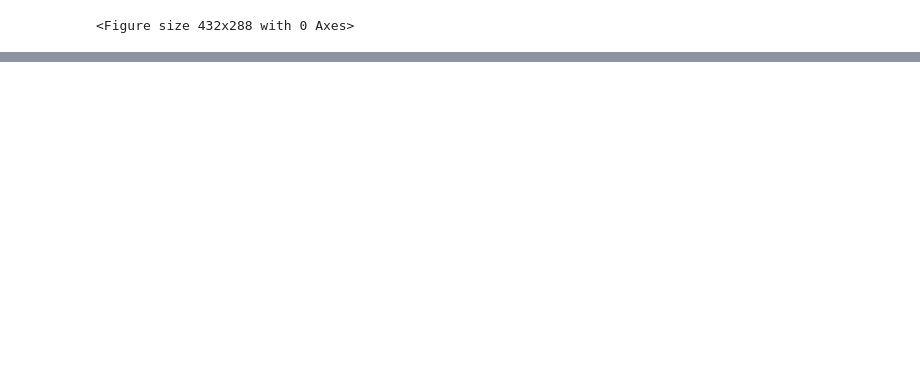
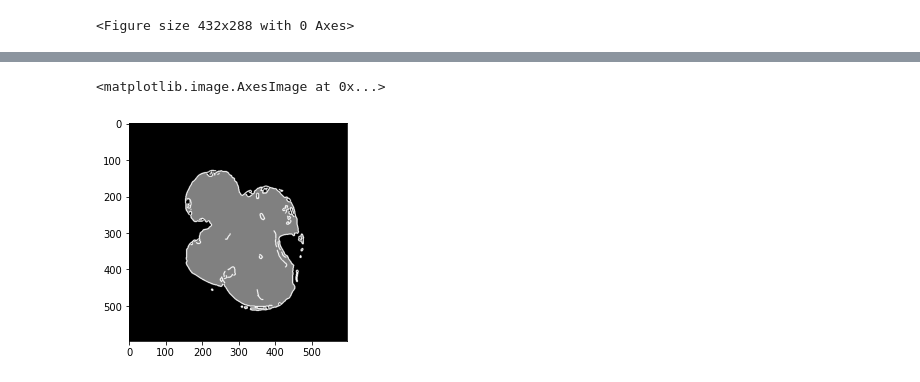
Before and after one commit to siminpan/MOSJ-3DCT, a Jupyter notebook: python/02_addedge3output.ipynb, the cells around one changed output, grey strips where cells are left out. Saved outputs shown, nothing was run; the diff lists cells and outputs as text; code cells hidden in the pictures; blank space fills up the shorter version.

```diff
--- a/python/02_addedge3output.ipynb
+++ b/python/02_addedge3output.ipynb
@@ -98,0 +117,26 @@ for i in list2:
+# %%
+def readdicomset(number1):
+    # read dicom _dl_input
+    PathDicom = "01_perprocess/"+str(number1)+'/'+str(number1)+"_dl_input/"
+    # PathDicom = "01_perprocess/"+str(number1)+'/'+str(number1)+"_in/"
+    reader = vtk.vtkDICOMImageReader()
+    reader.SetDirectoryName(PathDicom)
+    reader.Update()
+    # Load dimensions using `GetDataExtent`
+    _extent = reader.GetDataExtent()
+    ConstPixelDims = [_extent[1]-_extent[0]+1, _extent[3]-_extent[2]+1, _extent[5]-_extent[4]+1]
+    # Load spacing values
+    ConstPixelSpacing = reader.GetPixelSpacing()
+    # Get the 'vtkImageData' object from the reader
+    imageData = reader.GetOutput()
+    # Get the 'vtkPointData' object from the 'vtkImageData' object
+    pointData = imageData.GetPointData()
+    # Ensure that only one array exists within the 'vtkPointData' object
+    assert (pointData.GetNumberOfArrays()==1)
+    # Get the `vtkArray` (or whatever derived type) which is needed for the `numpy_support.vtk_to_numpy` function
+    arrayData = pointData.GetArray(0)
+    # Convert the `vtkArray` to a NumPy array
+    ArrayDicom = numpy_support.vtk_to_numpy(arrayData)
+    # Reshape the NumPy array to 3D using 'ConstPixelDims' as a 'shape'
+    ArrayDicom = ArrayDicom.reshape(ConstPixelDims, order='F')
+    return ArrayDicom
@@ -98,0 +217,17 @@ for i in list2:
+# %%
+image = a_mask[:, :, 150].copy()
+#     image = ndi.binary_fill_holes(image).astype(np.uint8)
+thresh = threshold_otsu(image)
+binary = image > thresh
+image1 = (((image - image.min()) / (image.max() - image.min())) * 255.9).astype(np.uint8)
+imagedge = canny(image1, sigma=1)
+imagedge2 = morphology.dilation(imagedge, morphology.disk(radius=1))
+imagedge3 = imagedge2.astype(np.uint8)
+imagedge3 = np.where(imagedge3 != 0, 2, 0)
+image4 = binary + imagedge3
+image4 = np.where(image4 > 1, 2, image4)
+# %%
+plt.imshow(image4)
+# %% [output]
+<matplotlib.image.AxesImage at 0x...>
+[figure, added]
```
Also changed, not shown: parts of 13 cells of this notebook, 3 other files.
